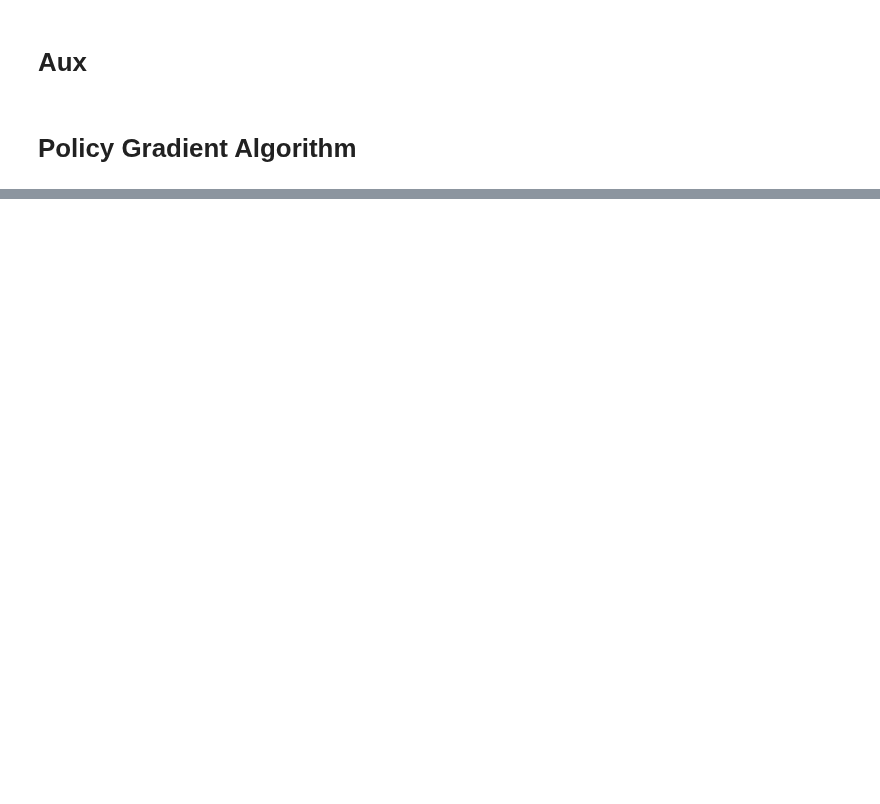
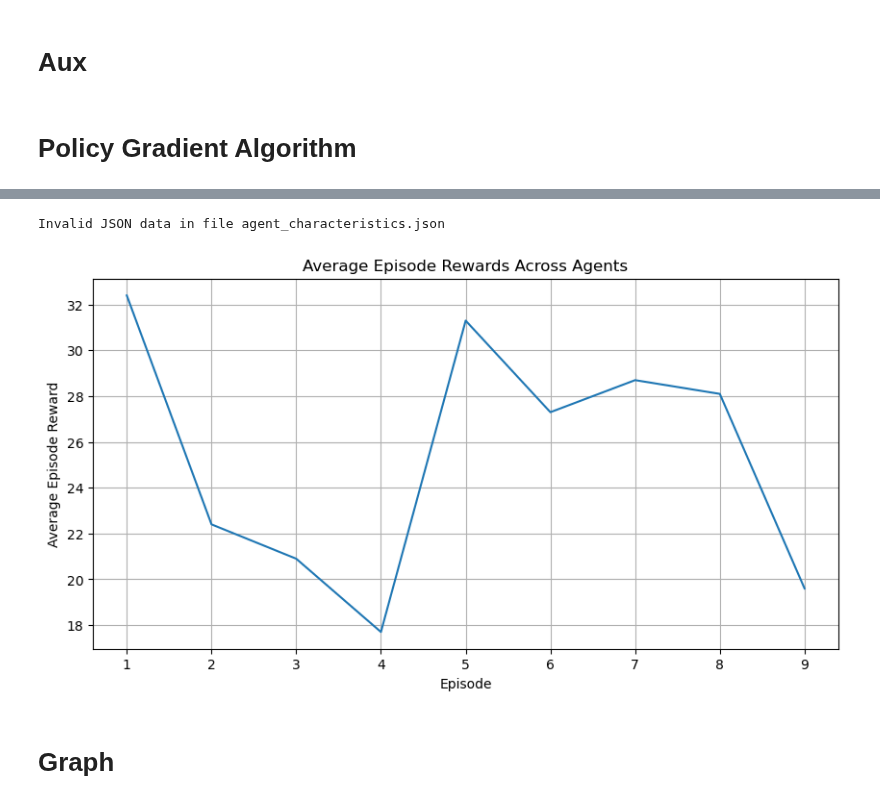
Before and after one commit to bernardombsoares/VQC_PolicyGradients, a Jupyter notebook: Work/pennytorch.ipynb, the cells around one changed output, grey strips where cells are left out. Saved outputs shown, nothing was run; the diff lists cells and outputs as text; code cells hidden in the pictures; blank space fills up the shorter version.

```diff
--- a/Work/pennytorch.ipynb
+++ b/Work/pennytorch.ipynb
@@ -640,7 +598,7 @@ class QuantumPolicyModel(nn.Module):
 # %%
 class ReinforceUpdate():
 
-    def __init__(self, pqc, optimizer, env, n_episodes, max_t, gamma, print_every, verbose, file_path = None, file_name = None):
+    def __init__(self, pqc, optimizer, env, n_episodes, max_t, gamma, print_every, verbose, folder_path = None, file_name = None):
 
         self.pqc = pqc
         self.optimizer = optimizer
@@ -652,7 +610,7 @@ class ReinforceUpdate():
         self.runtime_deque = deque(maxlen=print_every)
         self.print_every = print_every
         self.verbose = verbose
-        self.folder_path = file_path
+        self.folder_path = folder_path
         self.file_name = file_name
         self.running_reward = 10
 
@@ -677,12 +635,16 @@ class ReinforceUpdate():
 
     def update_policy_unstandard(self):
 
-        #unstandardized returns
-        discounts = [self.gamma ** i for i in range(len(self.rewards) + 1)]
-        R = sum([a * b for a,b in zip(discounts, self.rewards)])
+        R = 0
         policy_loss = []
-        for log_prob in self.saved_log_probs:
-            policy_loss.append(-log_prob * R)
+        returns = []
+        for r in self.rewards[::-1]:
+            R = r + self.gamma * R
+            returns.insert(0, R)
+        returns = torch.tensor(returns)
+
+        for log_prob, ret in zip(self.saved_log_probs, returns):
+            policy_loss.append(-log_prob * ret)
 
         policy_unsqueezed = [torch.unsqueeze(loss, 0) for loss in policy_loss]
         self.loss = torch.cat(policy_unsqueezed).sum()
@@ -945,39 +1010,47 @@ print("Sum of the second half:", second_half_sum)
 # %%
 # Define the path to the folder containing JSON files
 path = os.getcwd()
-folder_name = '3_4_CartPole-v1'
+folder_name = 'CartPole-v1_raw_contiguous_4'
 folder_path = os.path.join(path,folder_name)
 
-# List all files in the folder
 json_files = [file for file in os.listdir(folder_path) if file.endswith('.json')]
 
 # Initialize an empty list to store episode rewards from all agents
 episode_rewards = []
 
 # Iterate through each JSON file
 for json_file in json_files:
     with open(os.path.join(folder_path, json_file), 'r') as f:
         # Load JSON data
         data = json.load(f)
-        # Extract episode rewards for each agent
-        agent_rewards = [agent["episode_reward"] for agent in data]
-        # Add episode rewards to the list
-        episode_rewards.append(agent_rewards)
+        # Check if data is a list
+        if isinstance(data, list):
+            # Extract episode rewards for each agent
+            agent_rewards = [agent["episode_reward"] for agent in data]
+            # Add episode rewards to the list
+            episode_rewards.append(agent_rewards)
+        else:
+            print(f"Invalid JSON data in file {json_file}")
 
 # Calculate the average episode reward for each episode across agents
 average_rewards = np.mean(np.array(episode_rewards), axis=0)
 # Plot the average rewards
 plt.plot(range(1, len(average_rewards) + 1), average_rewards, linestyle='-')
 plt.xlabel('Episode')
 plt.ylabel('Average Episode Reward')
 plt.title('Average Episode Rewards Across Agents')
 plt.grid(True)
 plt.show()
+# %% [output]
+Invalid JSON data in file agent_characteristics.json
+[figure, added]
 # %%
 axs[1].fill_between(np.arange(len(skolik_datareup_acrobot_mean_return)), np.clip(skolik_datareup_acrobot_mean_return - skolik_datareup_acrobot_std_return,a_min=-500,a_max=0), np.clip(skolik_datareup_acrobot_mean_return + skolik_datareup_acrobot_std_return,a_min=-500,a_max=0), alpha=0.2, color="red")
 axs[1].fill_between(np.arange(len(skolik_datareup_acrobot_mean_return)), np.clip(skolik_datareup_no_in_acrobot_mean_return - skolik_datareup_no_in_acrobot_std_return,a_min=-500,a_max=0), np.clip(skolik_datareup_no_in_acrobot_mean_return + skolik_datareup_no_in_acrobot_std_return,a_min=-500,a_max=0), alpha=0.2, color="green")
 axs[1].fill_between(np.arange(len(skolik_datareup_acrobot_mean_return)), np.clip(skolik_datareup_no_out_acrobot_mean_return - skolik_datareup_no_out_acrobot_std_return,a_min=-500,a_max=0), np.clip(skolik_datareup_no_out_acrobot_mean_return + skolik_datareup_no_out_acrobot_std_return,a_min=-500,a_max=0), alpha=0.2, color="blue")
 axs[1].fill_between(np.arange(len(skolik_datareup_acrobot_mean_return)), np.clip(skolik_datareup_no_in_out_acrobot_mean_return - skolik_datareup_no_in_out_acrobot_std_return,a_min=-500,a_max=0), np.clip(skolik_datareup_no_in_out_acrobot_mean_return + skolik_datareup_no_in_out_acrobot_std_return,a_min=-500,a_max=0), alpha=0.2, color="purple")
+# %% [markdown]
+# Graph
 # %%
 fig = plt.figure()
 ax = fig.add_subplot(111)
```
Also changed, not shown: parts of 8 cells of this notebook.
